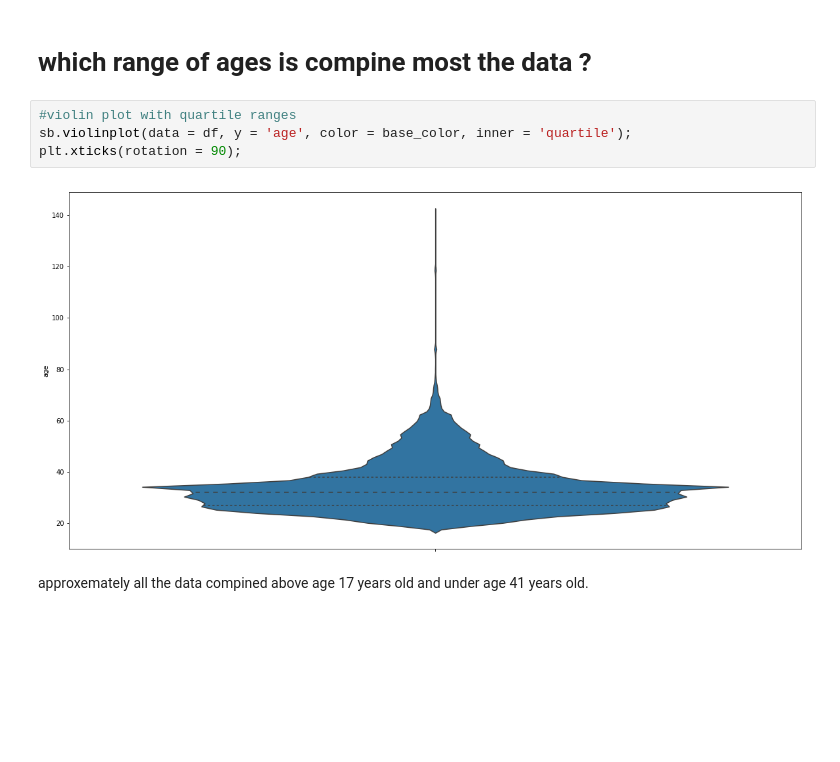
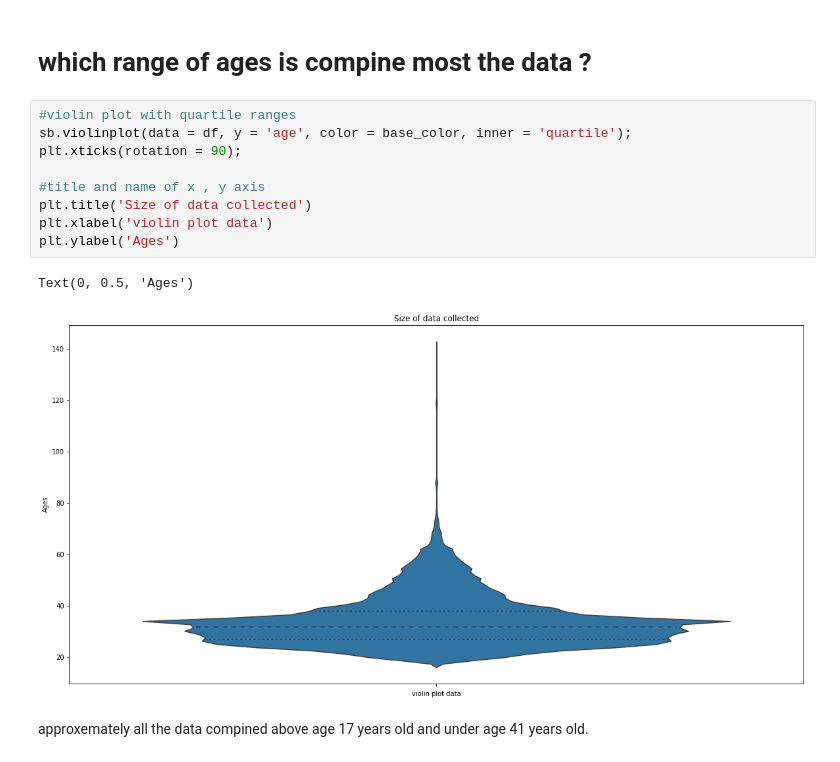
Before and after one commit to MahmoudSwailamAbdallahAtia/ford-go-bike, a Jupyter notebook: visualize.ipynb, the cells around one changed output. Cells and saved outputs as stored; diff of their text form; blank space fills up the shorter version.

```diff
--- a/visualize.ipynb
+++ b/visualize.ipynb
@@ -244,9 +303,15 @@ plt.xticks(rotation = 90);
 # %%
 #violin plot with quartile ranges
 sb.violinplot(data = df, y = 'age', color = base_color, inner = 'quartile');
 plt.xticks(rotation = 90);
+
+#title and name of x , y axis
+plt.title('Size of data collected')
+plt.xlabel('violin plot data')
+plt.ylabel('Ages')
 # %% [output]
+Text(0, 0.5, 'Ages')
-[figure, old version]
+[figure, new version]
 # %% [markdown]
 approxemately all the data compined above age 17 years old and under age 41 years old.
 # %% [markdown]
```
Also changed, not shown: parts of 31 cells of this notebook, 2 other files.
